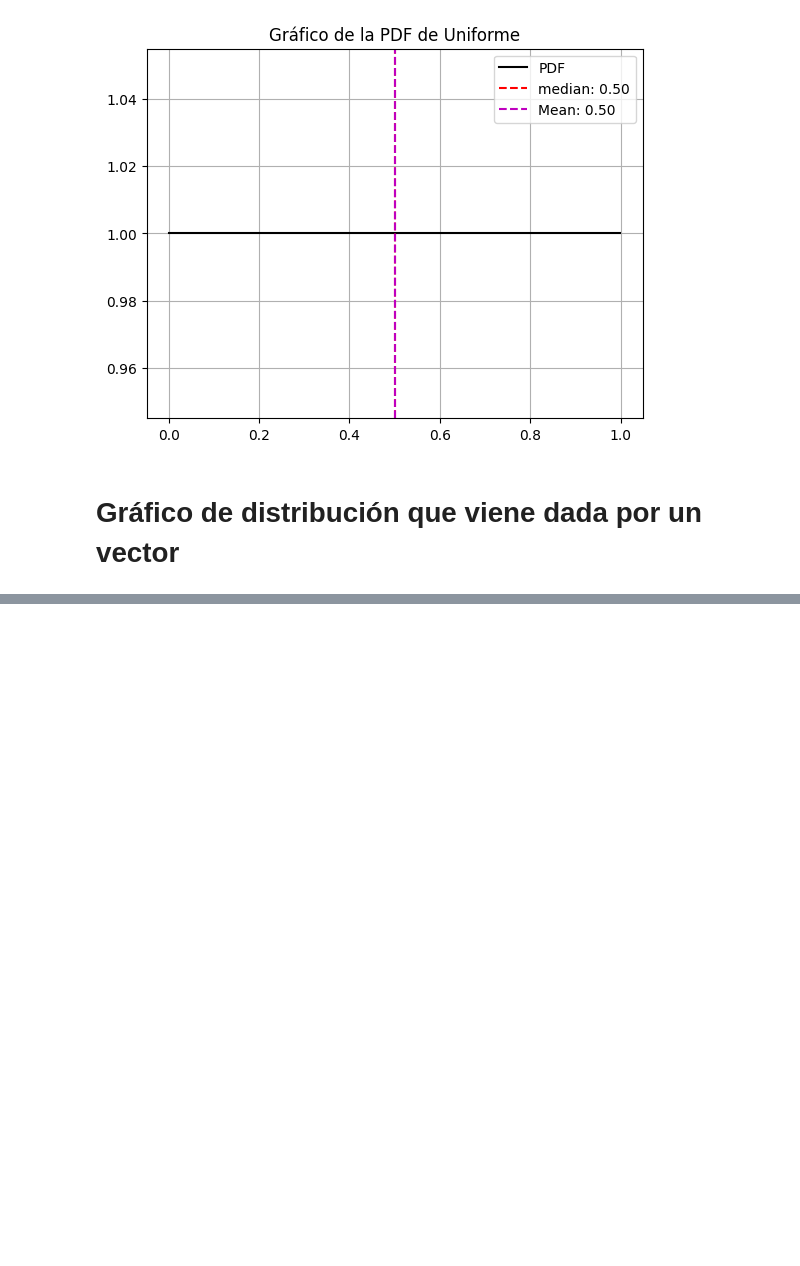
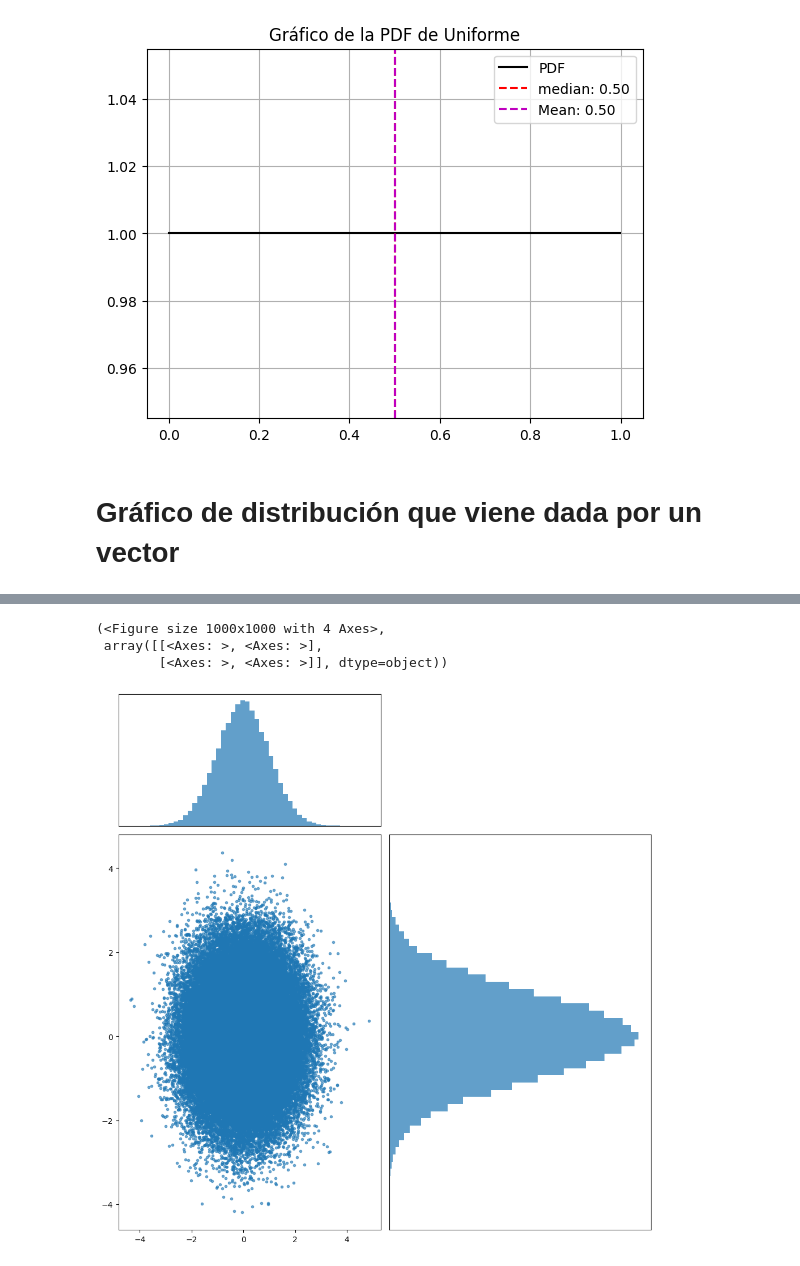
Before and after one commit to LuciaVazquez08/Estadistica-Inferencia, a Jupyter notebook: clase2.ipynb, the cells around one changed output, grey strips where cells are left out. Drawn from its saved outputs; the diff is of its cells as text; code cells hidden in the pictures; blank space fills up the shorter version.

```diff
--- a/clase2.ipynb
+++ b/clase2.ipynb
@@ -188,0 +195,29 @@ plt.show()
+# %%
+def plot_xy(x, y):
+    fig, ax = plt.subplots(2, 2, figsize=(10, 10), gridspec_kw={"width_ratios": [3, 3], "height_ratios": [1, 3]})
+
+    #scatter plot
+    ax[1, 0].scatter(x, y, alpha=0.6, marker=".")
+
+    #histograma eje x
+    ax[0, 0].hist(x, bins=50, alpha=0.7)
+    ax[0, 0].set(yticklabels=[], xticklabels=[], xticks=[], yticks=[])
+
+    #histograma eje y
+    ax[1, 1].hist(y, bins=50, orientation="horizontal", alpha=0.7)
+    ax[1, 1].set(yticklabels=[], xticklabels=[], xticks=[], yticks=[])
+
+    ax[0, 1].axis("off")
+
+    fig.tight_layout()
+    return fig, ax
+# %%
+n = 100000
+x= np.random.normal(0,1,n)
+y= np.random.normal(0,1,n)
+plot_xy(x,y)
+# %% [output]
+(<Figure size 1000x1000 with 4 Axes>,
+ array([[<Axes: >, <Axes: >],
+        [<Axes: >, <Axes: >]], dtype=object))
+[figure, added]
```
Also changed, not shown: parts of 8 cells of this notebook.
